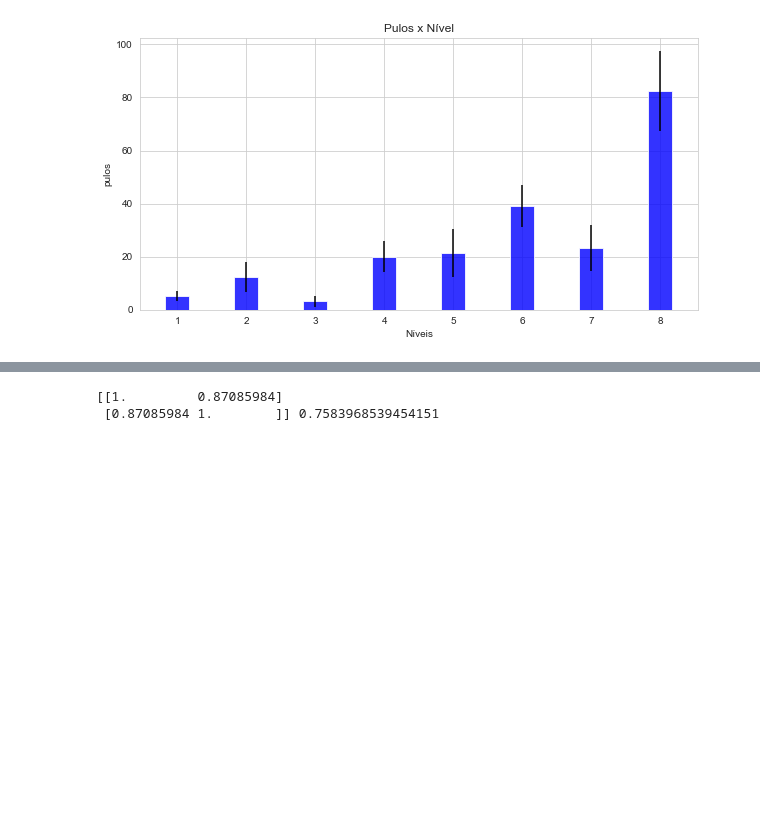
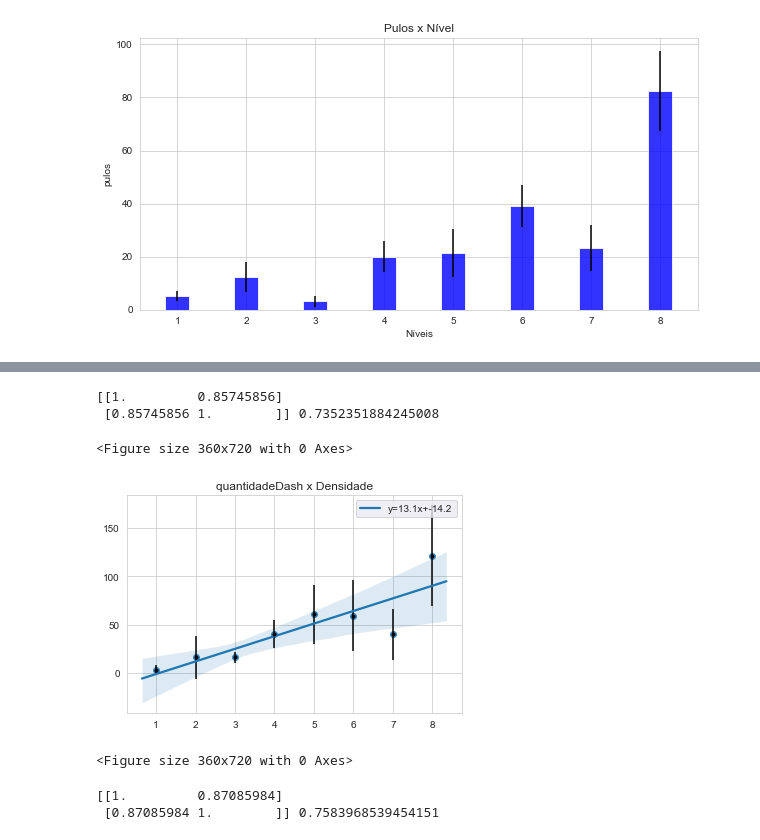
Before and after one commit to wagneralbjr/tcc-dda, a Jupyter notebook: Trata Dados TCC.ipynb, the cells around one changed output, grey strips where cells are left out. Drawn from its saved outputs; the diff is of its cells as text; code cells hidden in the pictures; blank space fills up the shorter version.

```diff
--- a/Trata Dados TCC.ipynb
+++ b/Trata Dados TCC.ipynb
@@ -577,3 +578,32 @@ fig.savefig('dashXnivel.png')
+# %%
+#dash x densidade
+
+col = pegaColunas(df_final[filtroCheat], 'quantidadeTirosErrados_')
+col_mean = col.mean().values[1:]
+col_std = col.std().values[1:]
+
+plt.title('quantidadeDash x Densidade')
+
+x  = [ i for i in range (1, 9)]
+sns.set_style("darkgrid")
+
+slope, intercept, r_value, p_value, slope_std_error = stats.linregress(x, col_mean)
+
+sns.regplot(x, col_mean , marker='o', line_kws={'label':"y={0:.1f}x+{1:.1f}".format(slope,intercept)}).legend()
+
+plt.errorbar(x, col_mean, yerr= col_std, fmt='.k', );
+
+#correlacao linear
+## dificuldade dependente === y depende de x??
+## densidade variavel independente => x
+print(np.corrcoef(x,col_mean), r2(x, col_mean))
+plt.figure(figsize=(5,10))
+# %% [output]
+[[1.         0.85745856]
+ [0.85745856 1.        ]] 0.7352351884245008
+<Figure size 360x720 with 0 Axes>
+[figure, added]
+<Figure size 360x720 with 0 Axes>
 # %%
 #dash x densidade
 
```
Also changed, not shown: parts of 8 cells of this notebook, 3 other files.
